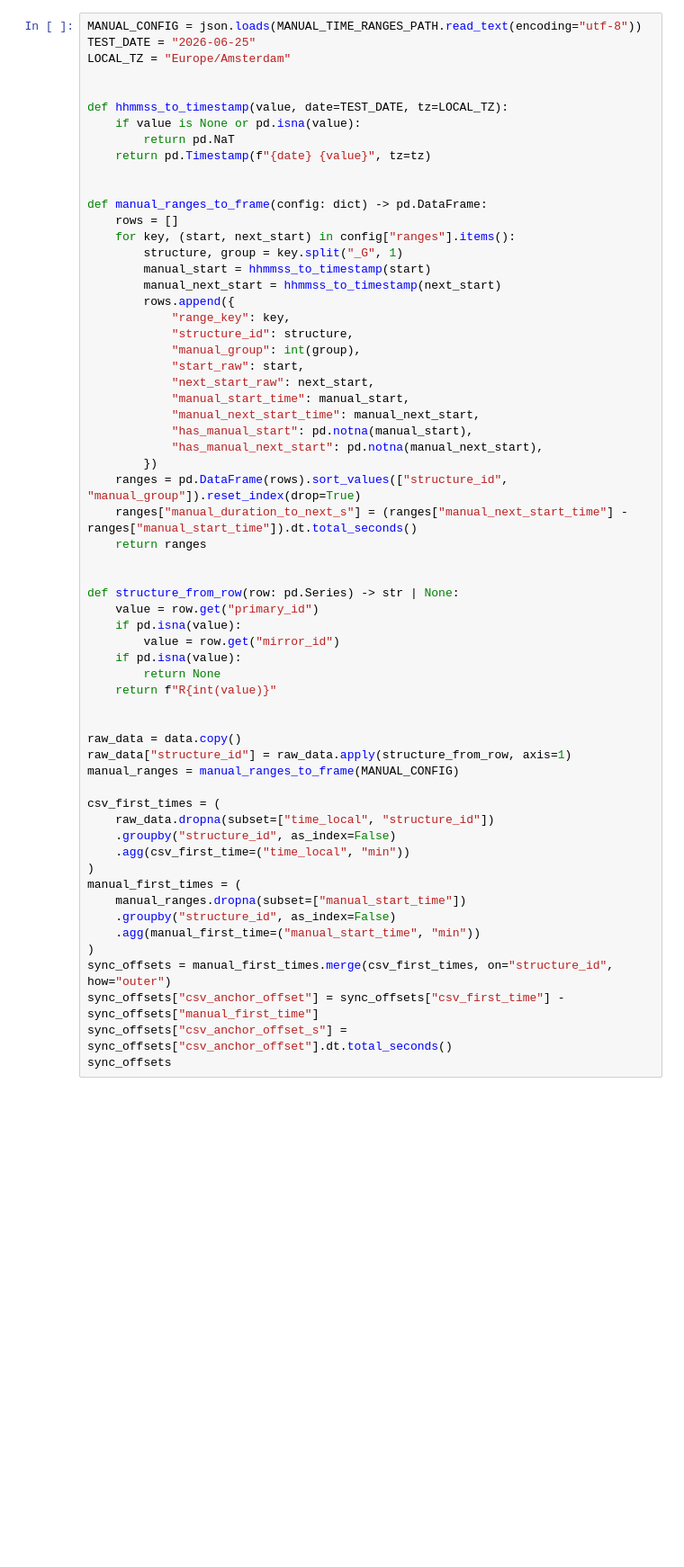
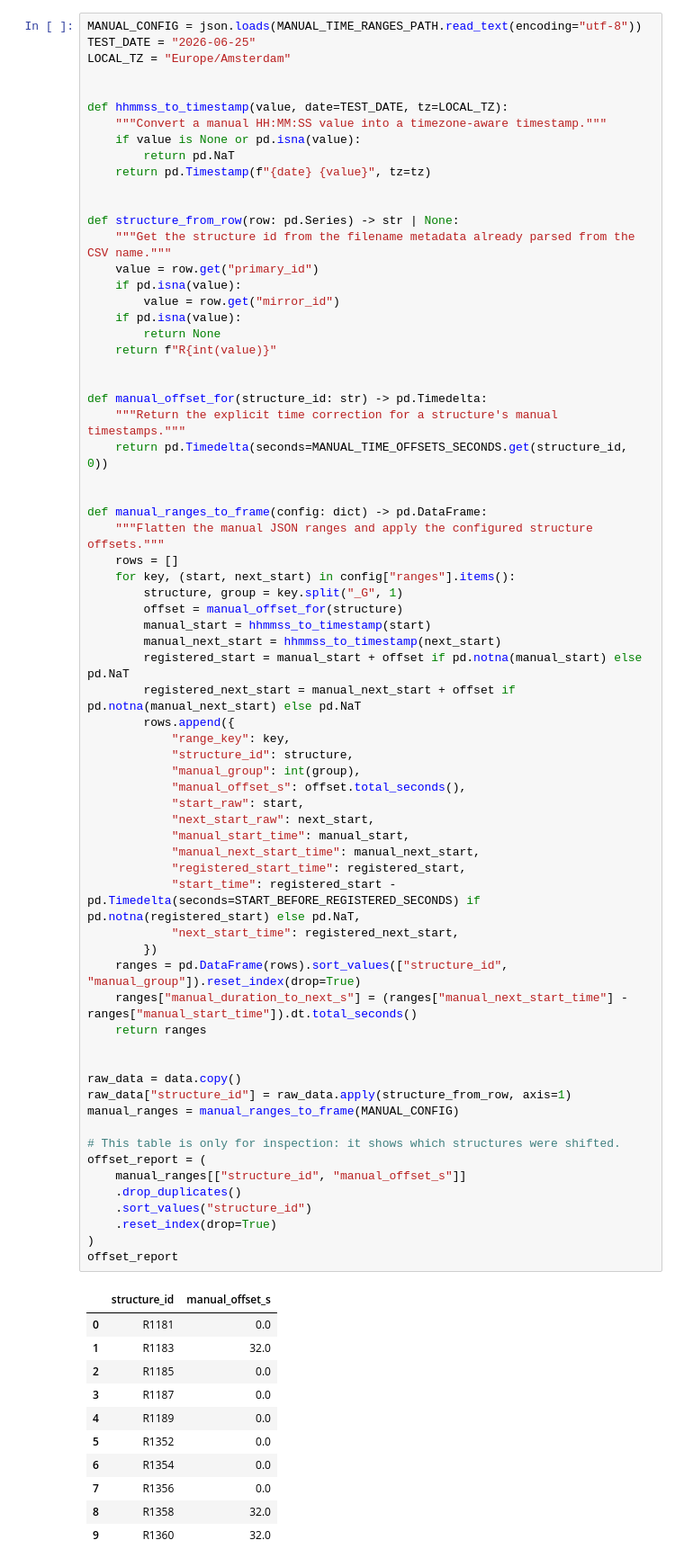
Before and after one commit to Andresfgomez970/LorawanPlacement, a Jupyter notebook: read_tests_gh_25_06 copy.ipynb, the cells around one changed output. Shown at 90% size. Cells and saved outputs as stored; diff of their text form; blank space fills up the shorter version.

```diff
--- a/read_tests_gh_25_06 copy.ipynb
+++ b/read_tests_gh_25_06 copy.ipynb
@@ -320,62 +359,81 @@ Two mappings are built from the same manual schedule. `absolute_time` uses the m
 # %%
 MANUAL_CONFIG = json.loads(MANUAL_TIME_RANGES_PATH.read_text(encoding="utf-8"))
 TEST_DATE = "2026-06-25"
 LOCAL_TZ = "Europe/Amsterdam"
 
 
 def hhmmss_to_timestamp(value, date=TEST_DATE, tz=LOCAL_TZ):
+    """Convert a manual HH:MM:SS value into a timezone-aware timestamp."""
     if value is None or pd.isna(value):
         return pd.NaT
     return pd.Timestamp(f"{date} {value}", tz=tz)
 
 
-def manual_ranges_to_frame(config: dict) -> pd.DataFrame:
-    rows = []
-    for key, (start, next_start) in config["ranges"].items():
-        structure, group = key.split("_G", 1)
-        manual_start = hhmmss_to_timestamp(start)
-        manual_next_start = hhmmss_to_timestamp(next_start)
-        rows.append({
-            "range_key": key,
-            "structure_id": structure,
-            "manual_group": int(group),
-            "start_raw": start,
-            "next_start_raw": next_start,
-            "manual_start_time": manual_start,
-            "manual_next_start_time": manual_next_start,
-            "has_manual_start": pd.notna(manual_start),
-            "has_manual_next_start": pd.notna(manual_next_start),
-        })
-    ranges = pd.DataFrame(rows).sort_values(["structure_id", "manual_group"]).reset_index(drop=True)
-    ranges["manual_duration_to_next_s"] = (ranges["manual_next_start_time"] - ranges["manual_start_time"]).dt.total_seconds()
-    return ranges
-
-
 def structure_from_row(row: pd.Series) -> str | None:
+    """Get the structure id from the filename metadata already parsed from the CSV name."""
     value = row.get("primary_id")
     if pd.isna(value):
         value = row.get("mirror_id")
     if pd.isna(value):
         return None
     return f"R{int(value)}"
 
 
+def manual_offset_for(structure_id: str) -> pd.Timedelta:
+    """Return the explicit time correction for a structure's manual timestamps."""
+    return pd.Timedelta(seconds=MANUAL_TIME_OFFSETS_SECONDS.get(structure_id, 0))
+
+
+def manual_ranges_to_frame(config: dict) -> pd.DataFrame:
+    """Flatten the manual JSON ranges and apply the configured structure offsets."""
+    rows = []
+    for key, (start, next_start) in config["ranges"].items():
+        structure, group = key.split("_G", 1)
+        offset = manual_offset_for(structure)
+        manual_start = hhmmss_to_timestamp(start)
+        manual_next_start = hhmmss_to_timestamp(next_start)
+        registered_start = manual_start + offset if pd.notna(manual_start) else pd.NaT
+        registered_next_start = manual_next_start + offset if pd.notna(manual_next_start) else pd.NaT
+        rows.append({
+            "range_key": key,
+            "structure_id": structure,
+            "manual_group": int(group),
+            "manual_offset_s": offset.total_seconds(),
+            "start_raw": start,
+            "next_start_raw": next_start,
+            "manual_start_time": manual_start,
+            "manual_next_start_time": manual_next_start,
+            "registered_start_time": registered_start,
+            "start_time": registered_start - pd.Timedelta(seconds=START_BEFORE_REGISTERED_SECONDS) if pd.notna(registered_start) else pd.NaT,
+            "next_start_time": registered_next_start,
+        })
+    ranges = pd.DataFrame(rows).sort_values(["structure_id", "manual_group"]).reset_index(drop=True)
+    ranges["manual_duration_to_next_s"] = (ranges["manual_next_start_time"] - ranges["manual_start_time"]).dt.total_seconds()
+    return ranges
+
+
 raw_data = data.copy()
 raw_data["structure_id"] = raw_data.apply(structure_from_row, axis=1)
 manual_ranges = manual_ranges_to_frame(MANUAL_CONFIG)
 
-csv_first_times = (
-    raw_data.dropna(subset=["time_local", "structure_id"])
-    .groupby("structure_id", as_index=False)
-    .agg(csv_first_time=("time_local", "min"))
+# This table is only for inspection: it shows which structures were shifted.
+offset_report = (
+    manual_ranges[["structure_id", "manual_offset_s"]]
+    .drop_duplicates()
+    .sort_values("structure_id")
+    .reset_index(drop=True)
 )
-manual_first_times = (
-    manual_ranges.dropna(subset=["manual_start_time"])
-    .groupby("structure_id", as_index=False)
-    .agg(manual_first_time=("manual_start_time", "min"))
-)
-sync_offsets = manual_first_times.merge(csv_first_times, on="structure_id", how="outer")
-sync_offsets["csv_anchor_offset"] = sync_offsets["csv_first_time"] - sync_offsets["manual_first_time"]
-sync_offsets["csv_anchor_offset_s"] = sync_offsets["csv_anchor_offset"].dt.total_seconds()
-sync_offsets
+offset_report
+# %% [output]
+|  | structure_id | manual_offset_s |
+| 0 | R1181 | 0.0 |
+| 1 | R1183 | 32.0 |
+| 2 | R1185 | 0.0 |
+| 3 | R1187 | 0.0 |
+| 4 | R1189 | 0.0 |
+| 5 | R1352 | 0.0 |
+| 6 | R1354 | 0.0 |
+| 7 | R1356 | 0.0 |
+| 8 | R1358 | 32.0 |
+| 9 | R1360 | 32.0 |
 # %%
```
Also changed, not shown: parts of 13 cells of this notebook, 2 other files.
